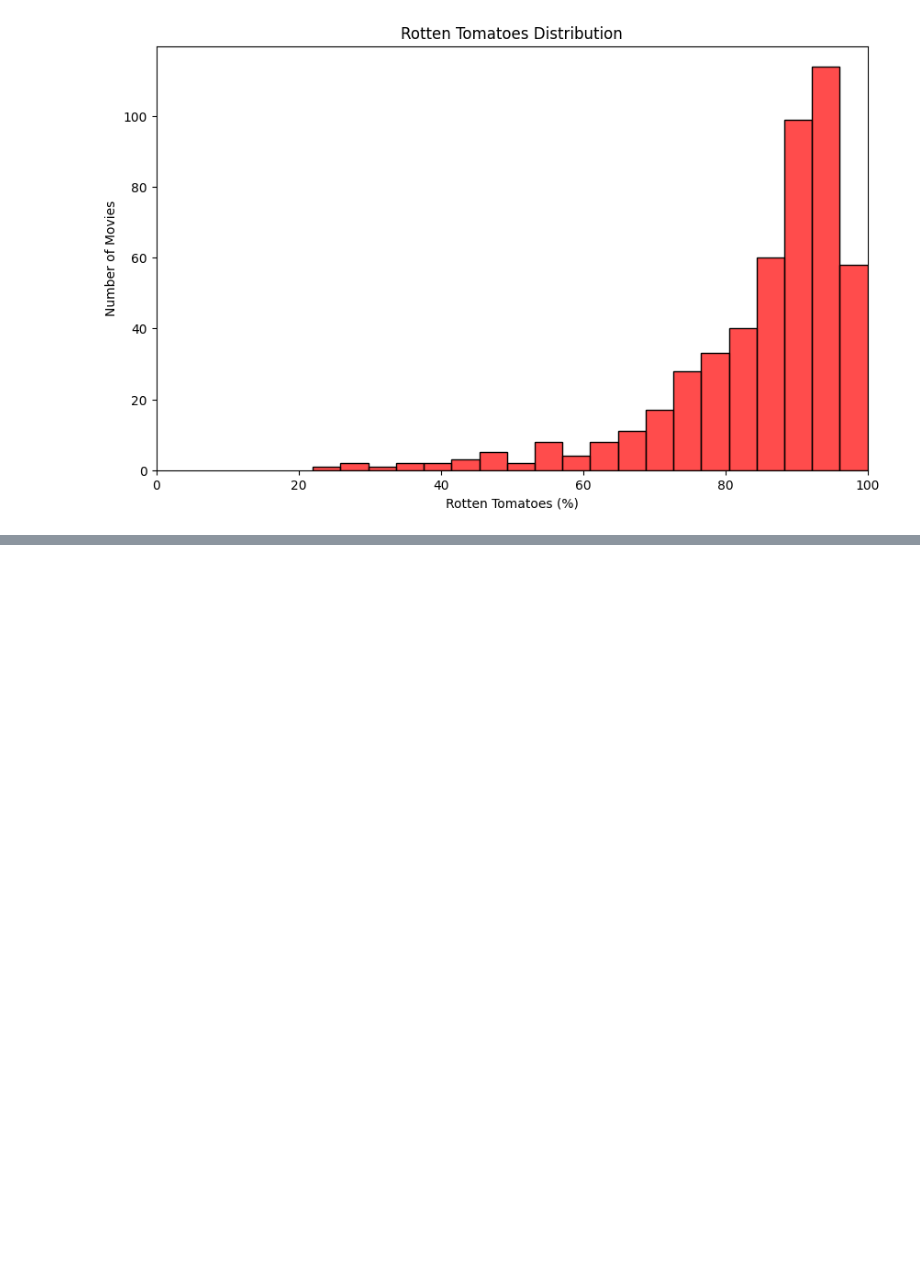
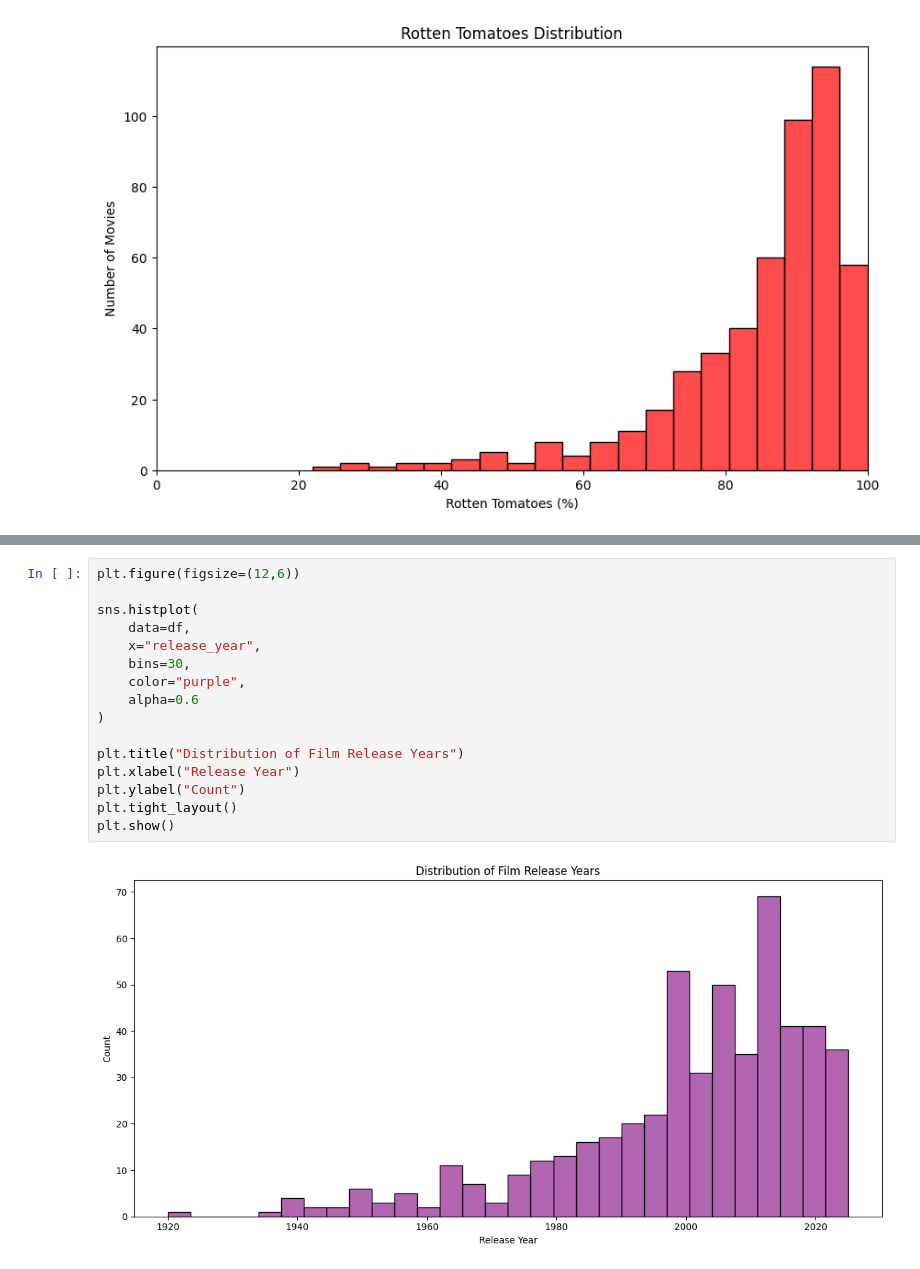
Before and after one commit to nerisius/DSA210-Personal-Data-Analyze-Project, a Jupyter notebook: analyze.ipynb, the cells around one changed output, grey strips where cells are left out. Saved outputs shown, nothing was run; the diff lists cells and outputs as text; blank space fills up the shorter version.

```diff
--- a/analyze.ipynb
+++ b/analyze.ipynb
@@ -156,0 +175,18 @@ if 'rt_rating' in df.columns:
+# %%
+plt.figure(figsize=(12,6))
+
+sns.histplot(
+    data=df,
+    x="release_year",
+    bins=30,
+    color="purple",
+    alpha=0.6
+)
+
+plt.title("Distribution of Film Release Years")
+plt.xlabel("Release Year")
+plt.ylabel("Count")
+plt.tight_layout()
+plt.show()
+# %% [output]
+[figure, added]
```
Also changed, not shown: parts of 4 cells of this notebook, 2 other files.
